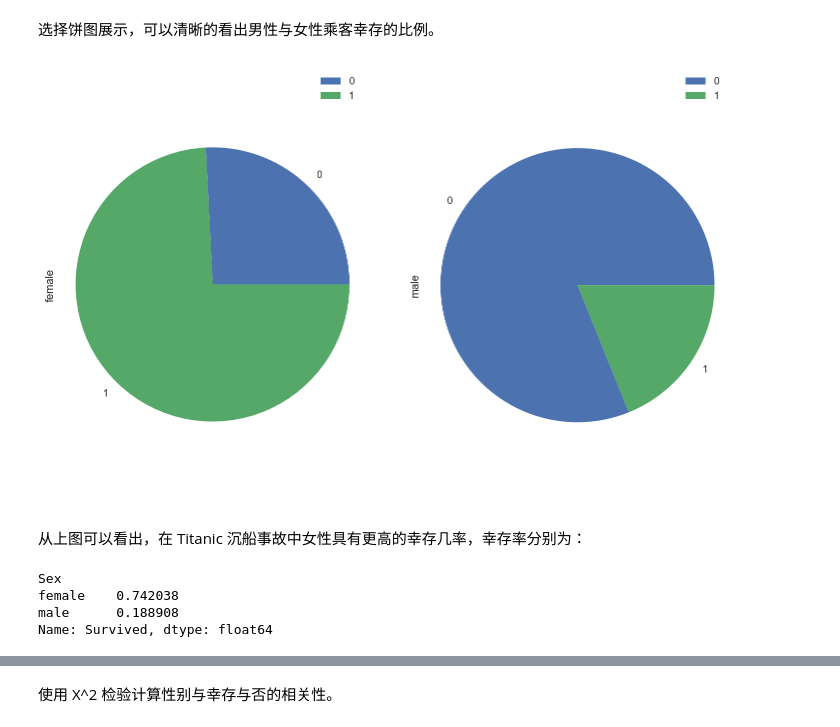
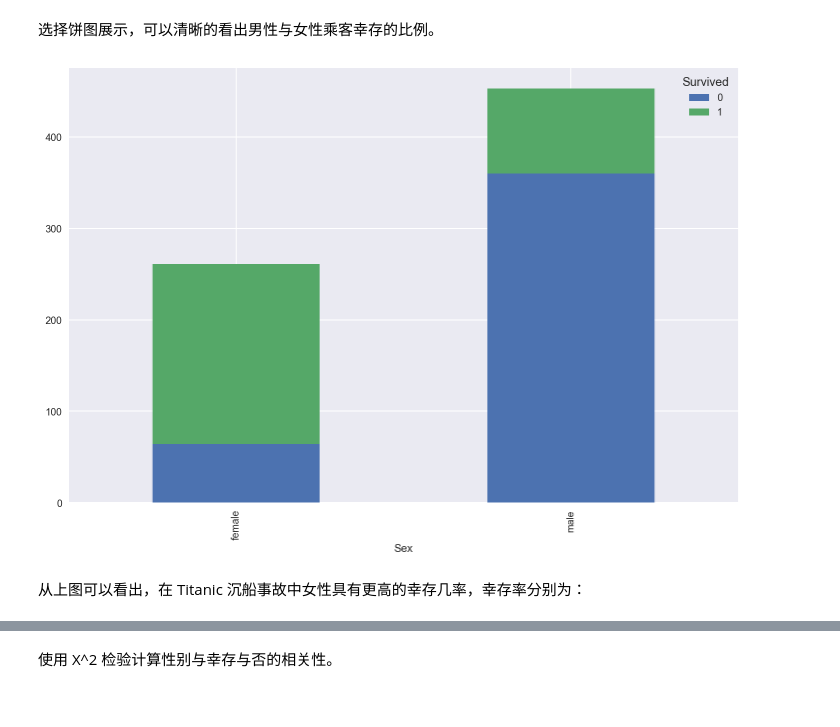
Before and after one commit to dragonkid/DAND, a Jupyter notebook: P2/titanic.ipynb, the cells around one changed output, grey strips where cells are left out. Saved outputs shown, nothing was run; the diff lists cells and outputs as text; code cells hidden in the pictures.

```diff
--- a/P2/titanic.ipynb
+++ b/P2/titanic.ipynb
@@ -115,0 +112,2 @@ memory usage: 83.6+ KB
+# %%
+passengers.dropna(subset=['Age'], inplace=True)
@@ -116,3 +116,5 @@ memory usage: 83.6+ KB
+# %%
+passengers.Age = passengers.Age.apply(np.ceil)
 # %% [markdown]
 幸存者人数和遇难者人数统计如下：
 # %%
@@ -131,16 +141,8 @@ Name: Survived, dtype: int64
 # %% [markdown]
 选择饼图展示，可以清晰的看出男性与女性乘客幸存的比例。
 # %%
-pies = passengers.groupby(['Survived', 'Sex']).Survived.count().unstack().plot.pie(subplots=True);
-[p.axis('equal') for p in pies];
+passengers.groupby(['Sex', 'Survived']).Survived.count().unstack().plot.bar(stacked=True);
 # %% [output]
-[figure, old version]
+[figure, new version]
 # %% [markdown]
 从上图可以看出，在 Titanic 沉船事故中女性具有更高的幸存几率，幸存率分别为：
-# %%
-passengers.groupby('Sex').Survived.mean()
-# %% [output]
-Sex
-female    0.742038
-male      0.188908
-Name: Survived, dtype: float64
```
Also changed, not shown: parts of 21 cells of this notebook, 5 other files.
